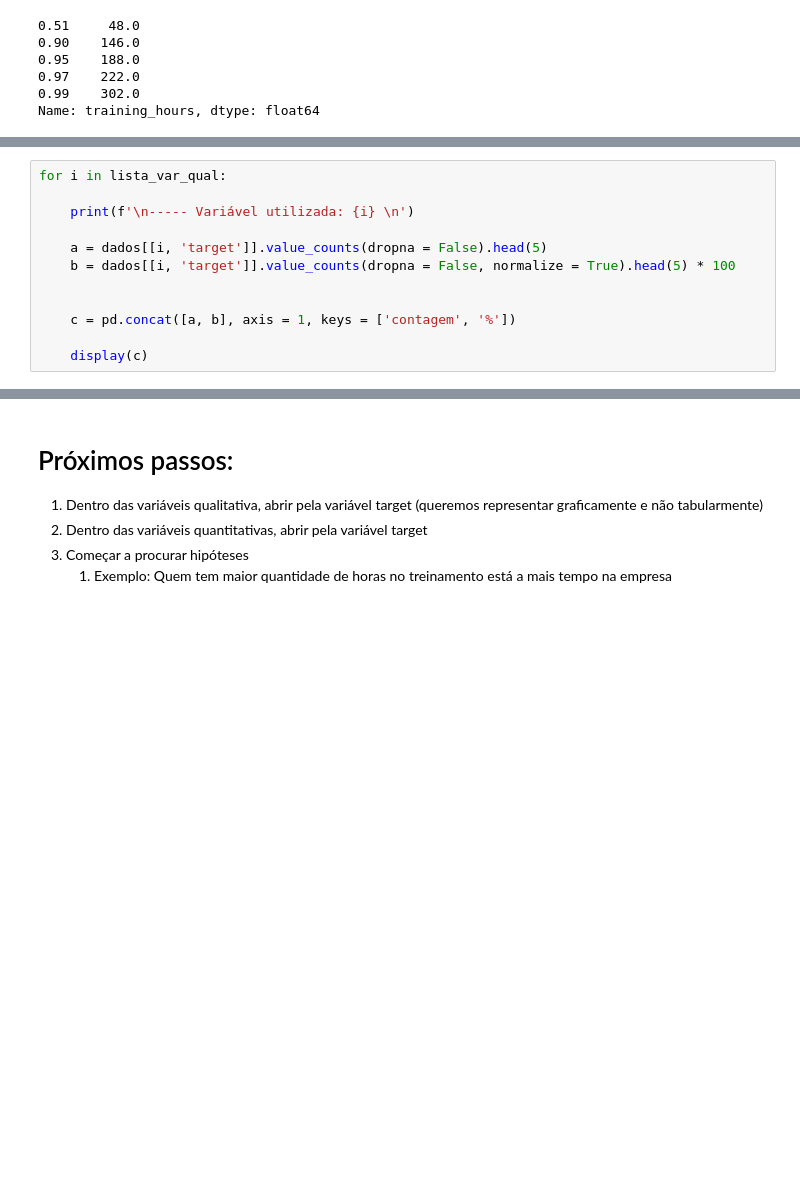
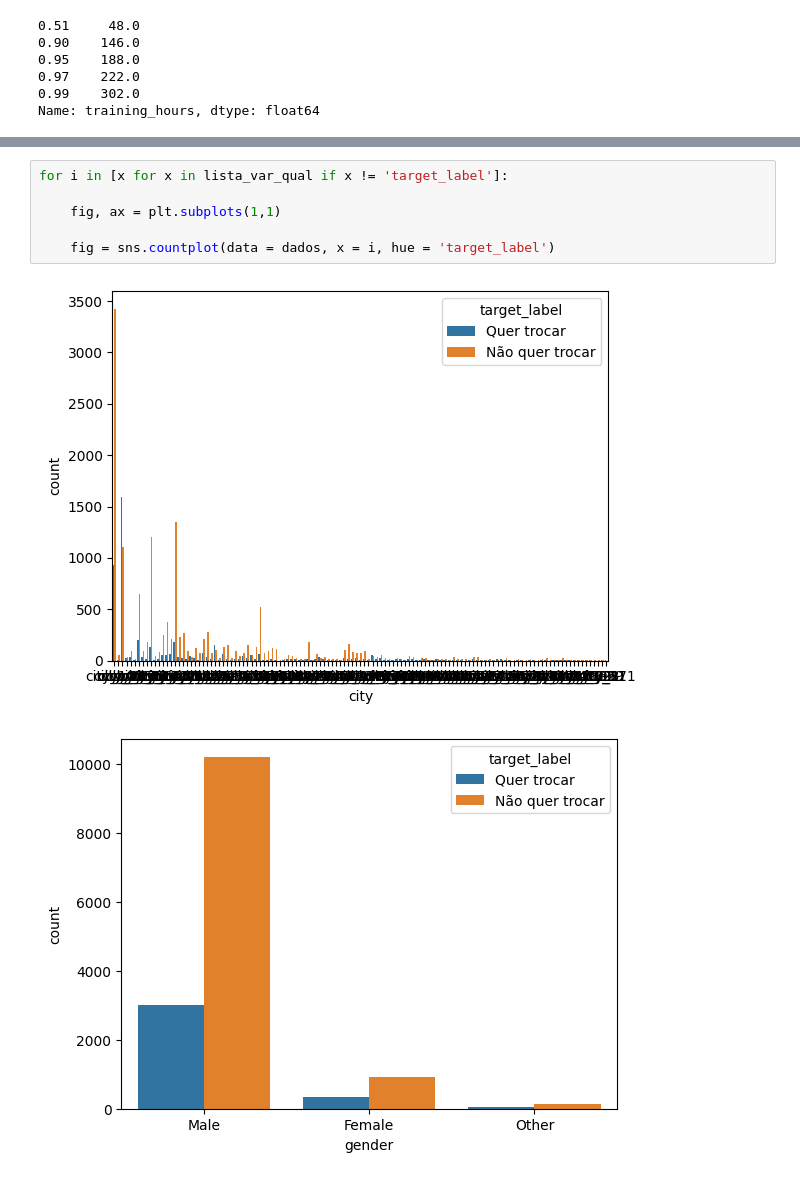
Before and after one commit to barbosarafael/hr_analysis, a Jupyter notebook: notebooks/3.0.exploracao_dados.ipynb, the cells around one changed output, grey strips where cells are left out. Cells and saved outputs as stored; diff of their text form; blank space fills up the shorter version.

Commit message:
Continuação da exploração dos dados

```diff
--- a/notebooks/3.0.exploracao_dados.ipynb
+++ b/notebooks/3.0.exploracao_dados.ipynb
@@ -236,12 +236,0 @@ _ = sns.countplot(data = dados, x = 'gender', hue = 'target')
-# %%
-for i in lista_var_qual:
-
-    print(f'\n----- Variável utilizada: {i} \n')
-
-    a = dados[[i, 'target']].value_counts(dropna = False).head(5)
-    b = dados[[i, 'target']].value_counts(dropna = False, normalize = True).head(5) * 100
-
-
-    c = pd.concat([a, b], axis = 1, keys = ['contagem', '%'])
-
-    display(c)
@@ -297,7 +237,9 @@ for i in lista_var_qual:
-# %% [markdown]
-# Próximos passos:
-
-1. Dentro das variáveis qualitativa, abrir pela variável target (queremos representar graficamente e não tabularmente)
-2. Dentro das variáveis quantitativas, abrir pela variável target
-3. Começar a procurar hipóteses
-    1. Exemplo: Quem tem maior quantidade de horas no treinamento está a mais tempo na empresa
+# %%
+for i in [x for x in lista_var_qual if x != 'target_label']:
+
+    fig, ax = plt.subplots(1,1)
+
+    fig = sns.countplot(data = dados, x = i, hue = 'target_label')
+# %% [output]
+[figure, added]
+[figure, added]
```
Also changed, not shown: parts of 18 cells of this notebook.
